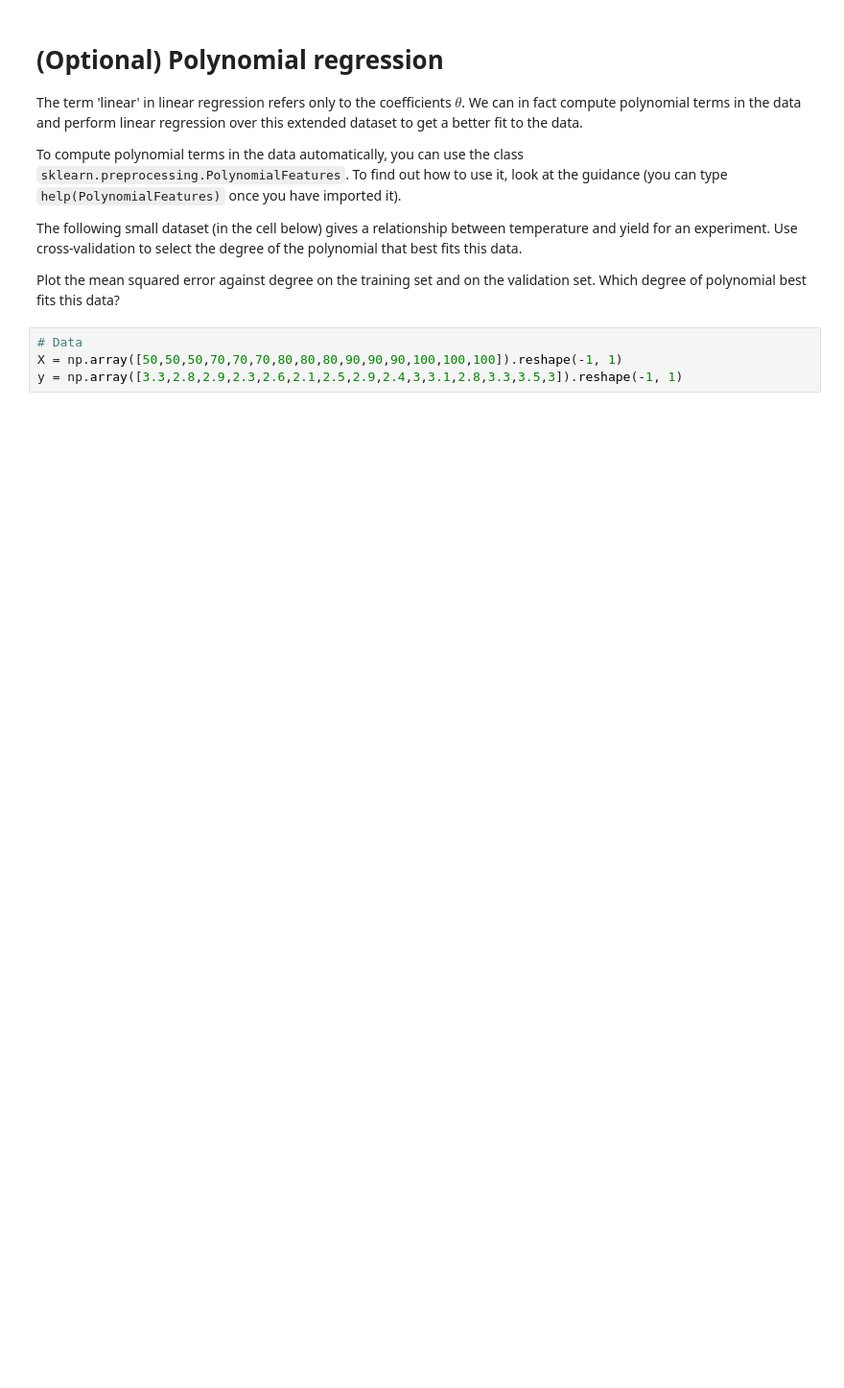
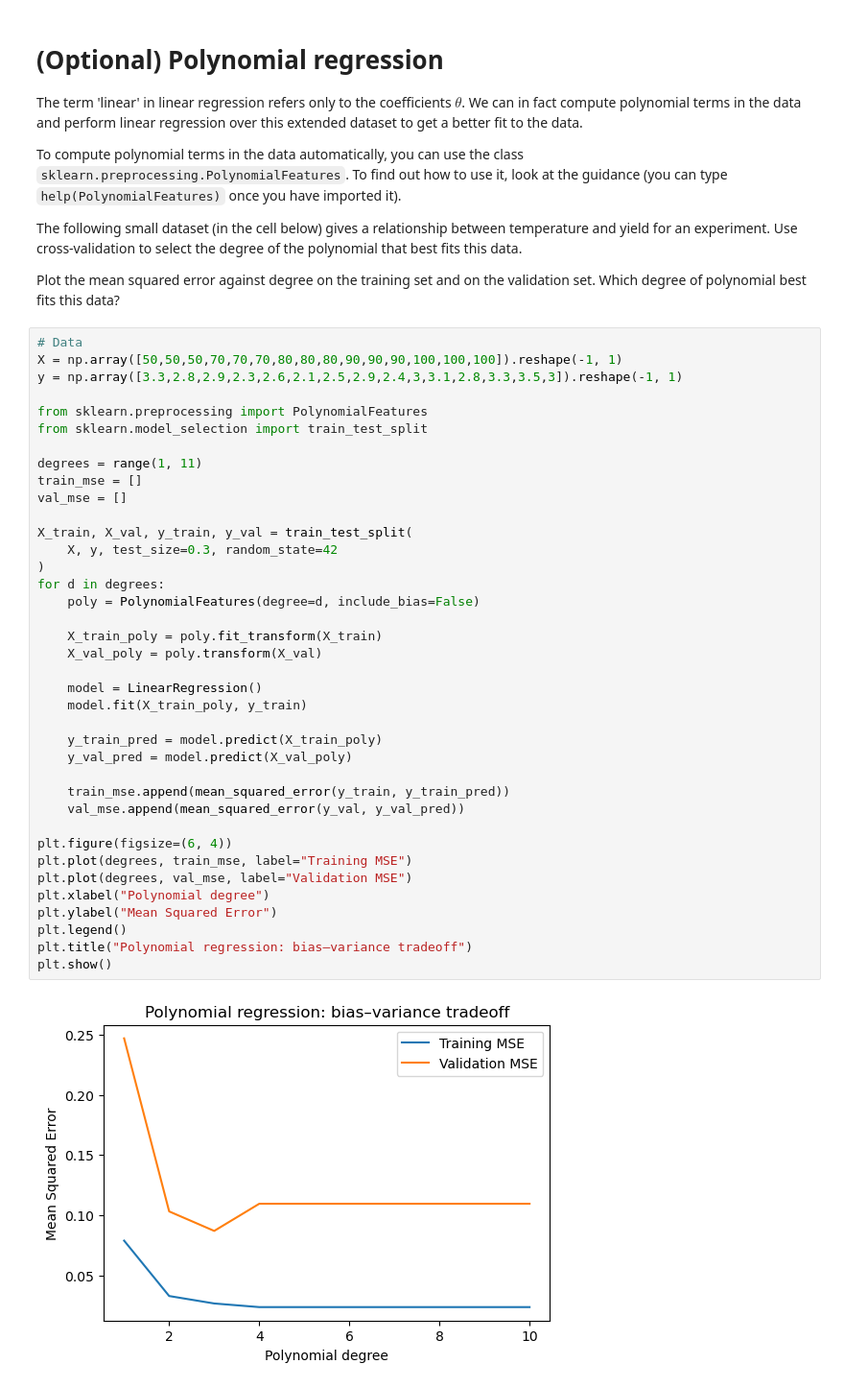
Before and after one commit to rohan2107/ai_labs, a Jupyter notebook: worksheets/worksheet3b.ipynb, the cells around one changed output. Shown at 96% size. Saved outputs shown, nothing was run; the diff lists cells and outputs as text; blank space fills up the shorter version.

```diff
--- a/worksheets/worksheet3b.ipynb
+++ b/worksheets/worksheet3b.ipynb
@@ -82,4 +125,40 @@ Plot the mean squared error against degree on the training set and on the valida
 # %%
 # Data
 X = np.array([50,50,50,70,70,70,80,80,80,90,90,90,100,100,100]).reshape(-1, 1)
 y = np.array([3.3,2.8,2.9,2.3,2.6,2.1,2.5,2.9,2.4,3,3.1,2.8,3.3,3.5,3]).reshape(-1, 1)
+
+from sklearn.preprocessing import PolynomialFeatures
+from sklearn.model_selection import train_test_split
+
+degrees = range(1, 11)
+train_mse = []
+val_mse = []
+
+X_train, X_val, y_train, y_val = train_test_split(
+    X, y, test_size=0.3, random_state=42
+)
+for d in degrees:
+    poly = PolynomialFeatures(degree=d, include_bias=False)
+
+    X_train_poly = poly.fit_transform(X_train)
+    X_val_poly = poly.transform(X_val)
+
+    model = LinearRegression()
+    model.fit(X_train_poly, y_train)
+
+    y_train_pred = model.predict(X_train_poly)
+    y_val_pred = model.predict(X_val_poly)
+
+    train_mse.append(mean_squared_error(y_train, y_train_pred))
+    val_mse.append(mean_squared_error(y_val, y_val_pred))
+
+plt.figure(figsize=(6, 4))
+plt.plot(degrees, train_mse, label="Training MSE")
+plt.plot(degrees, val_mse, label="Validation MSE")
+plt.xlabel("Polynomial degree")
+plt.ylabel("Mean Squared Error")
+plt.legend()
+plt.title("Polynomial regression: bias–variance tradeoff")
+plt.show()
+# %% [output]
+[figure, added]
```
Also changed, not shown: parts of 9 cells of this notebook.
